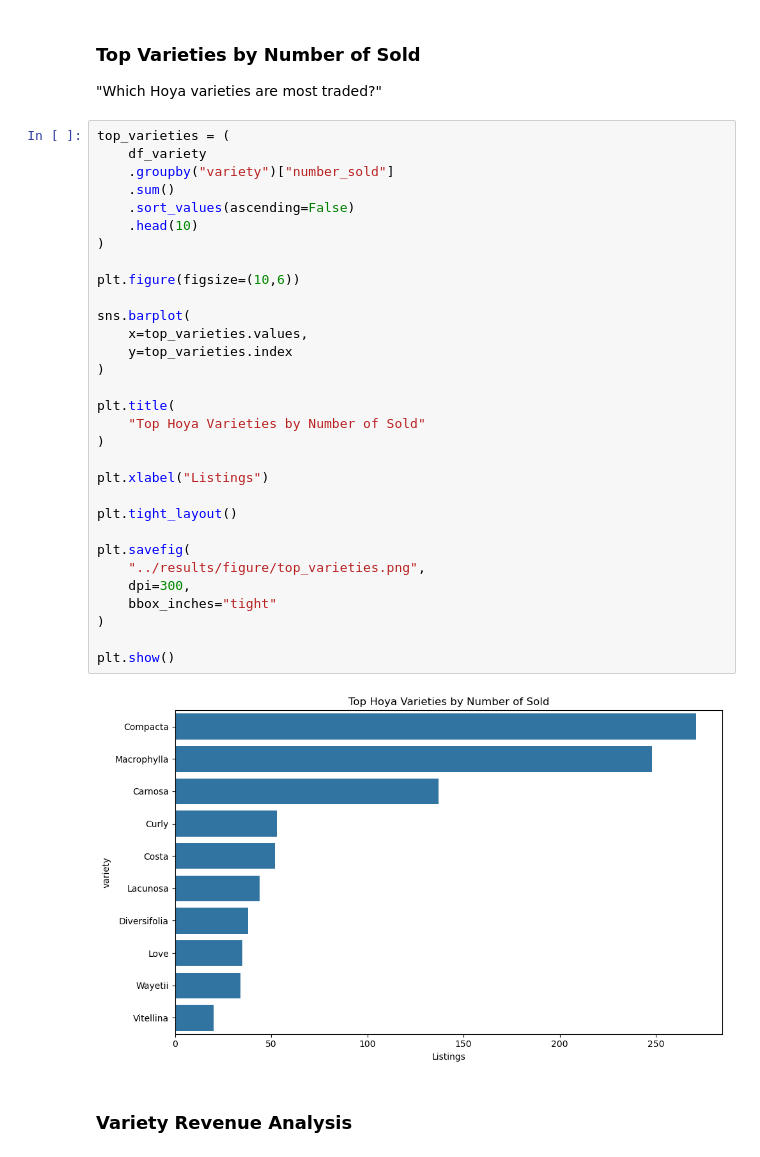
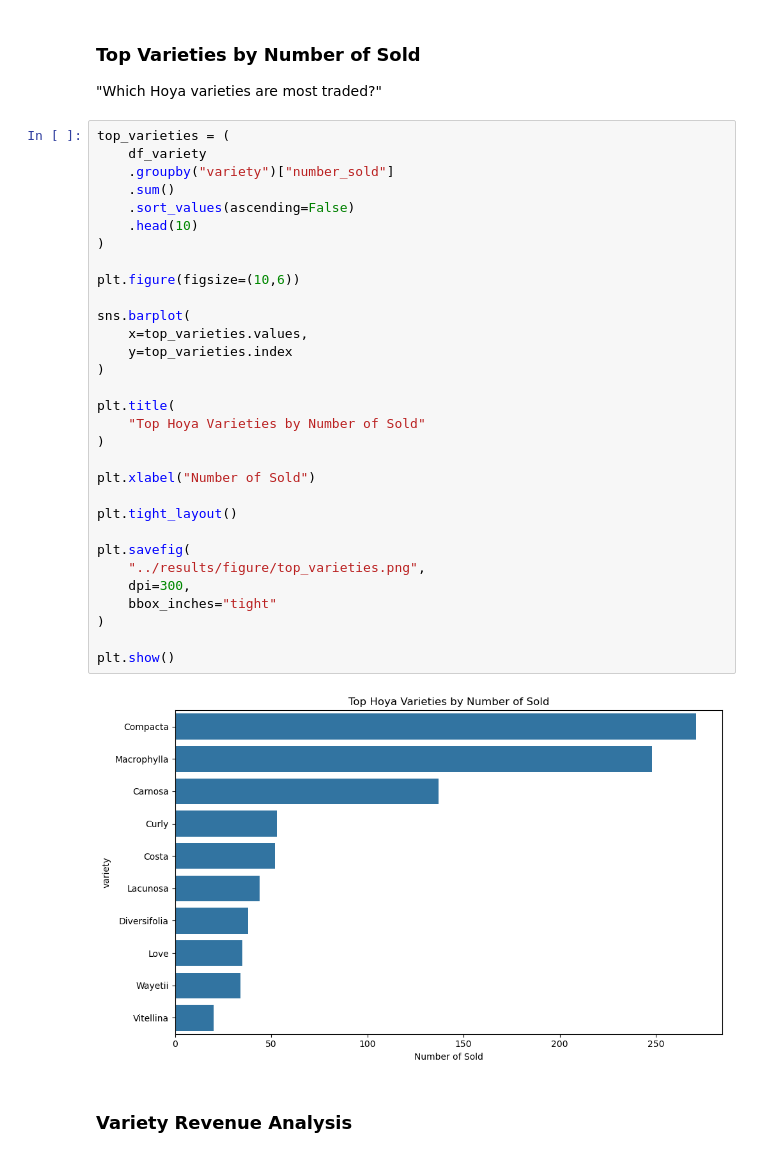
Before and after one commit to firilanjm/hoya_marketplace, a Jupyter notebook: notebooks/marketplace_analytics.ipynb, the cells around one changed output. Cells and saved outputs as stored; diff of their text form.

Commit message:
Change the x label of the plot

```diff
--- a/notebooks/marketplace_analytics.ipynb
+++ b/notebooks/marketplace_analytics.ipynb
@@ -134,35 +134,35 @@ variety_stats.head(20)
 top_varieties = (
     df_variety
     .groupby("variety")["number_sold"]
     .sum()
     .sort_values(ascending=False)
     .head(10)
 )
 
 plt.figure(figsize=(10,6))
 
 sns.barplot(
     x=top_varieties.values,
     y=top_varieties.index
 )
 
 plt.title(
     "Top Hoya Varieties by Number of Sold"
 )
 
-plt.xlabel("Listings")
+plt.xlabel("Number of Sold")
 
 plt.tight_layout()
 
 plt.savefig(
     "../results/figure/top_varieties.png",
     dpi=300,
     bbox_inches="tight"
 )
 
 plt.show()
 # %% [output]
-[figure, old version]
+[figure, new version]
 # %% [markdown]
 ### Variety Revenue Analysis
 # %%
```
Also changed, not shown: 1 other file.
